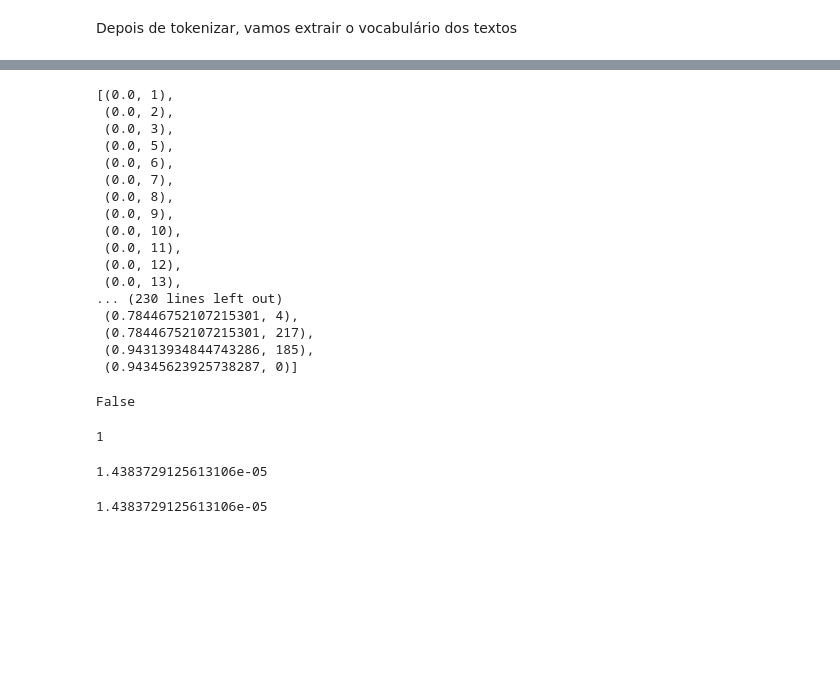
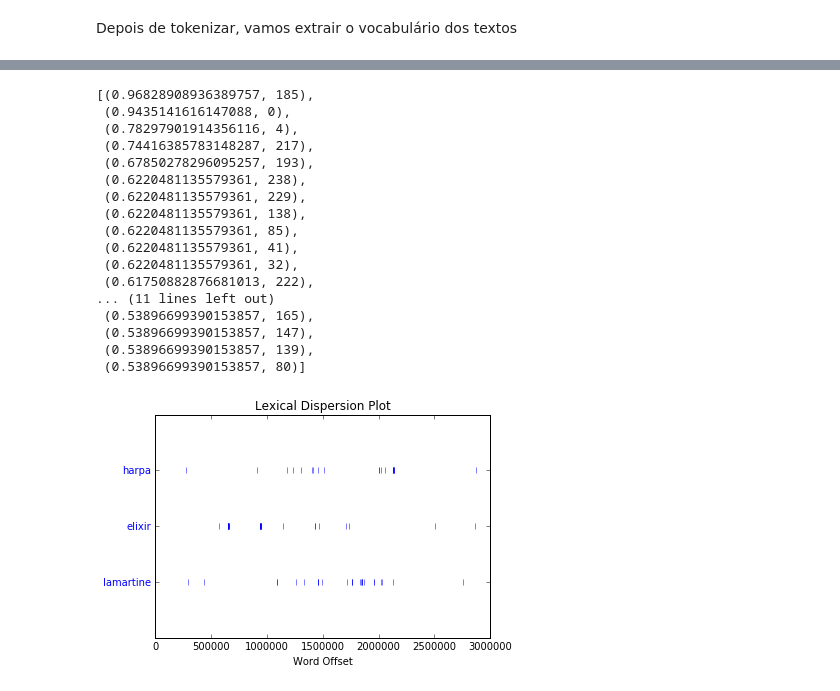
Before and after one commit to fccoelho/curso-IRI, a Jupyter notebook: Prática 2.ipynb, the cells around one changed output, grey strips where cells are left out. Saved outputs shown, nothing was run; the diff lists cells and outputs as text; code cells hidden in the pictures; blank space fills up the shorter version.

```diff
--- a/Prática 2.ipynb
+++ b/Prática 2.ipynb
@@ -19,7 +25,7 @@ len(textos)
 # %% [output]
 246
 # %%
-tok_textos = [WordPunctTokenizer().tokenize(t) for t in textos]
+tok_textos = [WordPunctTokenizer().tokenize(t.lower()) for t in textos]
 # %% [markdown]
 Depois de tokenizar, vamos extrair o vocabulário dos textos
 # %%
@@ -38,3 +48,3 @@ T = nltk.TextCollection(tok_textos)
 # %%
 q = "Lamartine elixir harpa"
-qt = WordPunctTokenizer().tokenize(q)
+qt = WordPunctTokenizer().tokenize(q.lower())
@@ -48,45 +68,36 @@ NameError: name 'np' is not defined
 # %%
 from numpy.linalg import norm
-MN = array([r/norm(r) if norm(r) !=0 else np.zeros(len(r)) for r in tfidf_matrix])
-def rank(q):
+MN = np.array([r/norm(r) if norm(r) !=0 else np.zeros(len(r)) for r in tfidf_matrix])
+def ordem(q):
     return [np.dot(q,r) for r in MN]
+# calculando o tf-idf dos termos na consulta, considerando q um documento da Coleção...
+# O que equivale a vetorizar a consulta.
 qv = np.array([T.tf_idf(w,qt) for w in qt])
 qv /= norm(qv)
-r = rank(qv)
-v=zip(r,range(len(tok_textos)))
-sorted(v)
+r = ordem(qv)
+v=filter(lambda x : x[0]!=0.0, zip(r,range(len(tok_textos))))
+
+resposta = sorted(v, reverse=True)
+resposta
 # %% [output]
-[(0.0, 1),
- (0.0, 2),
- (0.0, 3),
- (0.0, 5),
- (0.0, 6),
- (0.0, 7),
- (0.0, 8),
- (0.0, 9),
- (0.0, 10),
- (0.0, 11),
- (0.0, 12),
- (0.0, 13),
-... (230 lines left out)
- (0.78446752107215301, 4),
- (0.78446752107215301, 217),
- (0.94313934844743286, 185),
- (0.94345623925738287, 0)]
+[(0.96828908936389757, 185),
+ (0.9435141616147088, 0),
+ (0.78297901914356116, 4),
+ (0.74416385783148287, 217),
+ (0.67850278296095257, 193),
+ (0.6220481135579361, 238),
+ (0.6220481135579361, 229),
+ (0.6220481135579361, 138),
+ (0.6220481135579361, 85),
+ (0.6220481135579361, 41),
+ (0.6220481135579361, 32),
+ (0.61750882876681013, 222),
+... (11 lines left out)
+ (0.53896699390153857, 165),
+ (0.53896699390153857, 147),
+ (0.53896699390153857, 139),
+ (0.53896699390153857, 80)]
-# %%
-'toca' in tok_textos[184]
-# %% [output]
-False
-# %%
-fd=nltk.FreqDist(WordPunctTokenizer().tokenize(textos[0]))
-fd['Lamartine']
-# %% [output]
-1
-# %%
-T.tf("Lamartine",WordPunctTokenizer().tokenize(textos[0]))
-# %% [output]
-1.4383729125613106e-05
-# %%
-1./len(WordPunctTokenizer().tokenize(textos[0]))
-# %% [output]
-1.4383729125613106e-05
+# %%
+T.dispersion_plot(qt)
+# %% [output]
+[figure, added]
```
Also changed, not shown: parts of 22 cells of this notebook.
